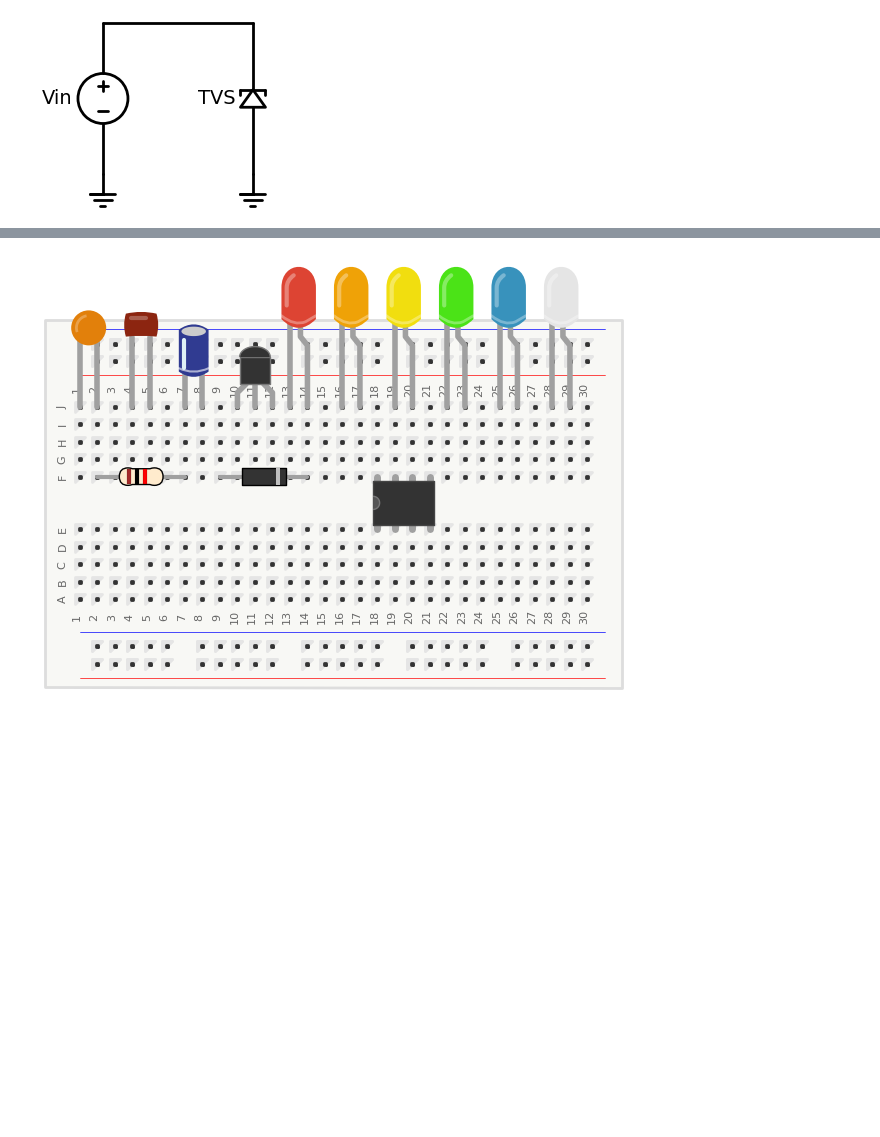
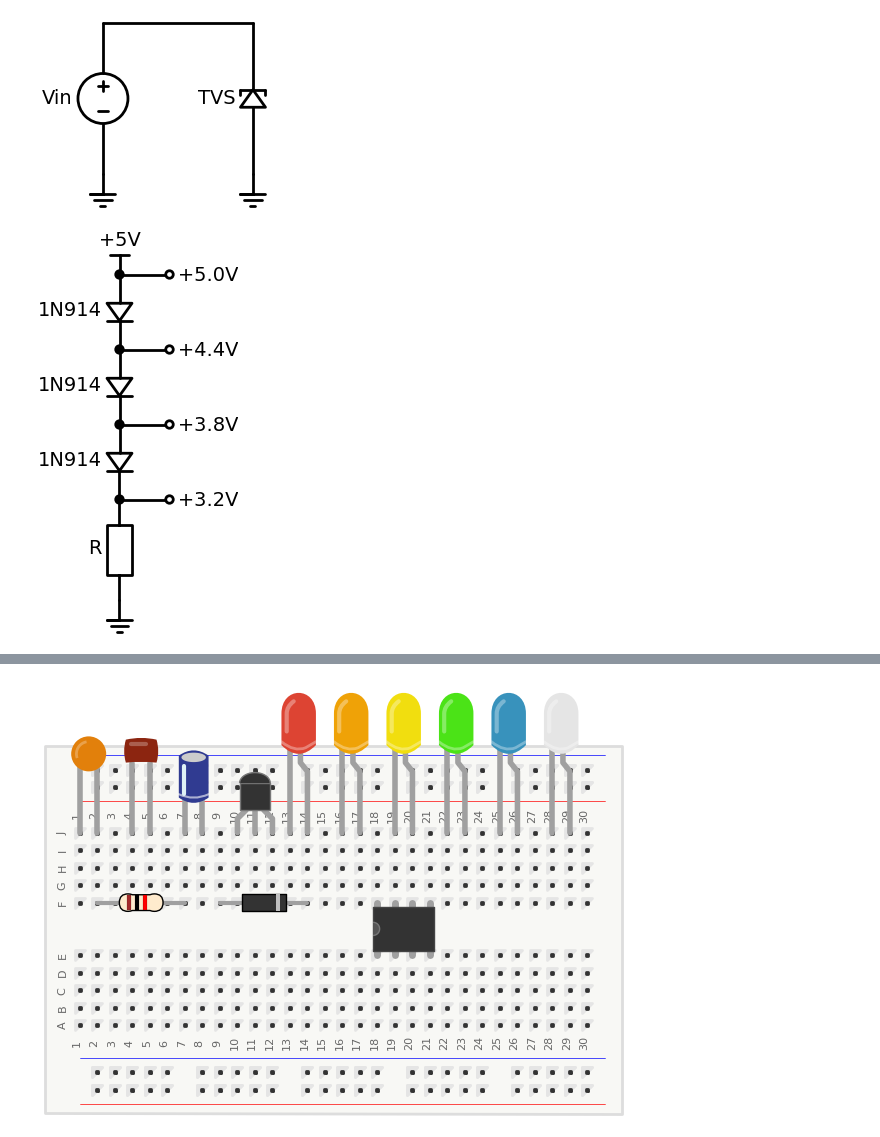
Before and after one commit to ekafex/electronics, a Jupyter notebook: Lectures/Circuit_Draw.ipynb, the cells around one changed output, grey strips where cells are left out. Saved outputs shown, nothing was run; the diff lists cells and outputs as text; code cells hidden in the pictures; blank space fills up the shorter version.

```diff
--- a/Lectures/Circuit_Draw.ipynb
+++ b/Lectures/Circuit_Draw.ipynb
@@ -517,3 +517,22 @@ with schemdraw.Drawing() as d:
 [figure]
 [figure]
 [figure]
+# %%
+save = True
+
+with schemdraw.Drawing() as d:
+    d.config(unit=1.5)
+    elm.Vdd().label('+5V')
+    D1=elm.Diode().idot().down().label('1N914')
+    D2=elm.Diode().idot().down().label('1N914')
+    D3=elm.Diode().idot().down().label('1N914')
+    elm.Resistor().idot().down().label('R').length(2)
+    elm.Ground()
+    elm.Line().at(D1.start).right().length(1).dot(open=True).label('+5.0V',loc='right')
+    elm.Line().at(D1.end).right().length(1).dot(open=True).label('+4.4V',loc='right')
+    elm.Line().at(D2.end).right().length(1).dot(open=True).label('+3.8V',loc='right')
+    elm.Line().at(D3.end).right().length(1).dot(open=True).label('+3.2V',loc='right')
+    if save:
+        d.save('figs/lec6/DC_V_drop.svg',transparent=False)
+# %% [output]
+[figure, added]
```
Also changed, not shown: parts of 4 cells of this notebook.
